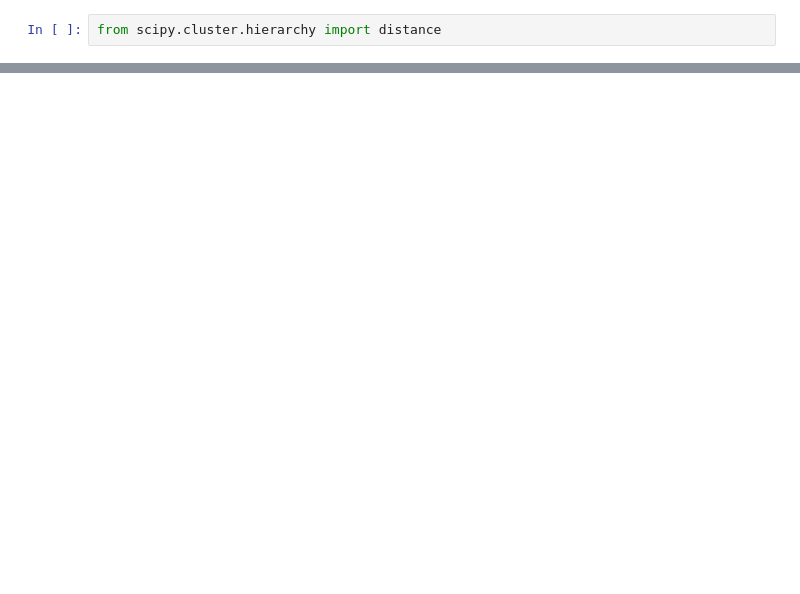
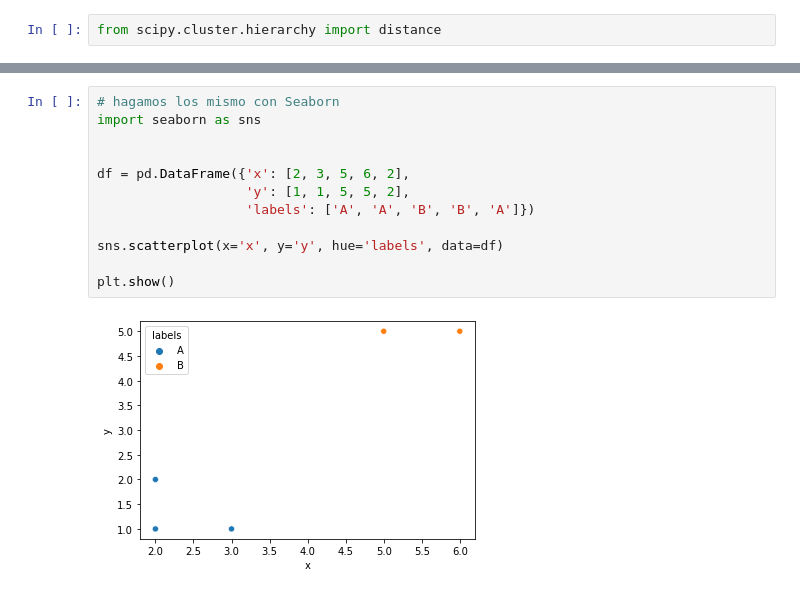
Before and after one commit to ahromero/BUAP_MachineLearning2022, a Jupyter notebook: 10CAP_Clustering.ipynb, the cells around one changed output, grey strips where cells are left out. Drawn from its saved outputs; the diff is of its cells as text; blank space fills up the shorter version.

```diff
--- a/10CAP_Clustering.ipynb
+++ b/10CAP_Clustering.ipynb
@@ -1955,0 +1967,14 @@ plt.scatter(X[:, 0], X[:, 1], color=colors[T-1]);
+# %%
+# hagamos los mismo con Seaborn
+import seaborn as sns
+
+
+df = pd.DataFrame({'x': [2, 3, 5, 6, 2],
+                   'y': [1, 1, 5, 5, 2],
+                   'labels': ['A', 'A', 'B', 'B', 'A']})
+
+sns.scatterplot(x='x', y='y', hue='labels', data=df)
+
+plt.show()
+# %% [output]
+[figure, added]
```
Also changed, not shown: parts of 222 cells of this notebook, 6 other files.
